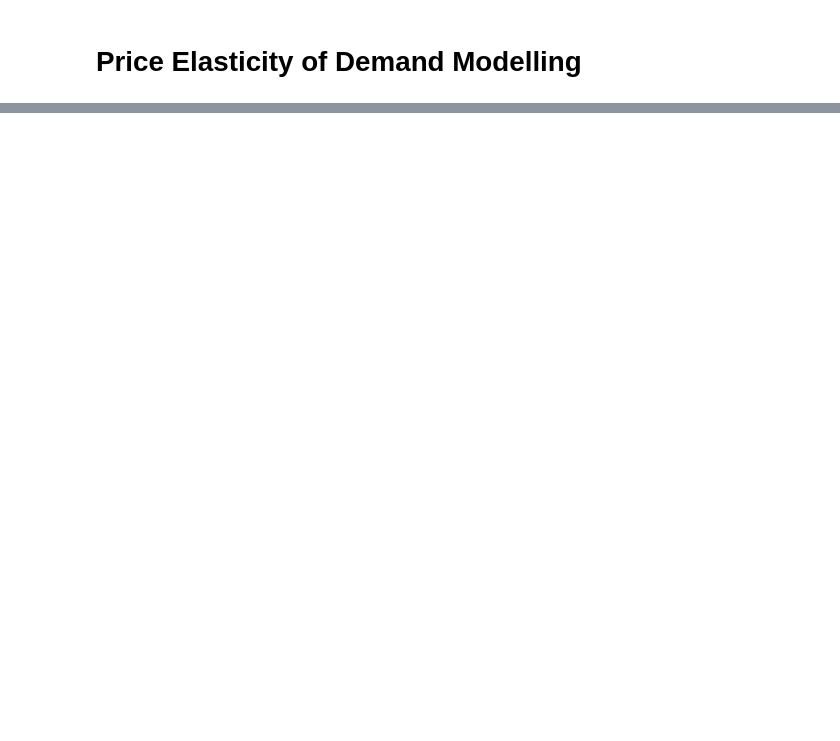
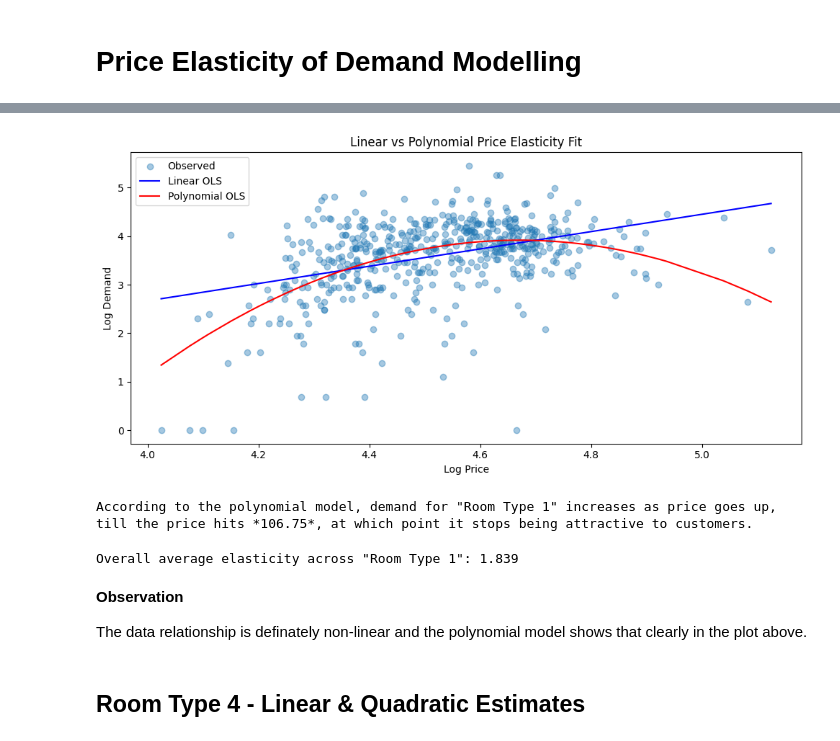
Before and after one commit to munas-git/Prophet-Demand-Forecasting-and-Price-Optimisation, a Jupyter notebook: analysis.ipynb, the cells around one changed output, grey strips where cells are left out. Saved outputs shown, nothing was run; the diff lists cells and outputs as text; code cells hidden in the pictures; blank space fills up the shorter version.

```diff
--- a/analysis.ipynb
+++ b/analysis.ipynb
@@ -634,0 +632,20 @@ All significant variables with p-value of significance include
+# %%
+room_type_1_df = full_data[full_data['room_type'] == 1]
+room_type_4_df = full_data[full_data['room_type'] == 4]
+# %%
+df = room_type_1_df.copy()
+df['log_price'] = np.log(df['avg_room_price'])
+df['log_demand'] = np.log(df['demand'])
+
+df = df.sort_values('log_price')
+
+# linear OLS
+X_linear = sm.add_constant(df['log_price'])
+model_linear = sm.OLS(df['log_demand'], X_linear).fit()
+df['pred_linear'] = model_linear.predict(X_linear)
+
+# Quadratic OLS - log-price
+df['log_price_squared'] = df['log_price'] ** 2
+X_poly = sm.add_constant(df[['log_price', 'log_price_squared']])
+model_poly = sm.OLS(df['log_demand'], X_poly).fit()
+df['pred_poly'] = model_poly.predict(X_poly)
@@ -634,0 +681,36 @@ All significant variables with p-value of significance include
+# %%
+plt.figure(figsize = (10, 5))
+plt.scatter(df['log_price'], df['log_demand'], alpha = 0.4, label = 'Observed')
+plt.plot(df['log_price'], df['pred_linear'], label = 'Linear OLS', color = 'blue')
+plt.plot(df['log_price'], df['pred_poly'], label = 'Polynomial OLS', color = 'red')
+
+plt.xlabel('Log Price')
+plt.ylabel('Log Demand')
+plt.title('Linear vs Polynomial Price Elasticity Fit')
+plt.legend()
+plt.tight_layout();
+# %% [output]
+[figure, added]
+# %%
+beta_1 = model_poly.params['log_price']
+beta_2 = model_poly.params['log_price_squared']
+
+turning_point_log_price = -beta_1 / (2 * beta_2)
+turning_point_price = np.exp(turning_point_log_price)
+
+print(f'According to the polynomial model, demand for "Room Type 1" increases as price goes up, till the price hits *{round(turning_point_price, 2)}*, \
+at which point it stops being attractive to customers.')
+# %% [output]
+According to the polynomial model, demand for "Room Type 1" increases as price goes up, till the price hits *106.75*, at which point it stops being attractive to customers.
+# %%
+elasticities = model_poly.params['log_price'] + 2 * model_poly.params['log_price_squared'] * df['log_price']
+overall_elasticity = elasticities.mean()
+print(f'Overall average elasticity across "Room Type 1": {overall_elasticity:.3f}')
+# %% [output]
+Overall average elasticity across "Room Type 1": 1.839
+# %% [markdown]
+**Observation**
+
+The data relationship is definately non-linear and the polynomial model shows that clearly in the plot above.
+# %% [markdown]
+## Room Type 4 - Linear & Quadratic Estimates
```
Also changed, not shown: parts of 21 cells of this notebook.
